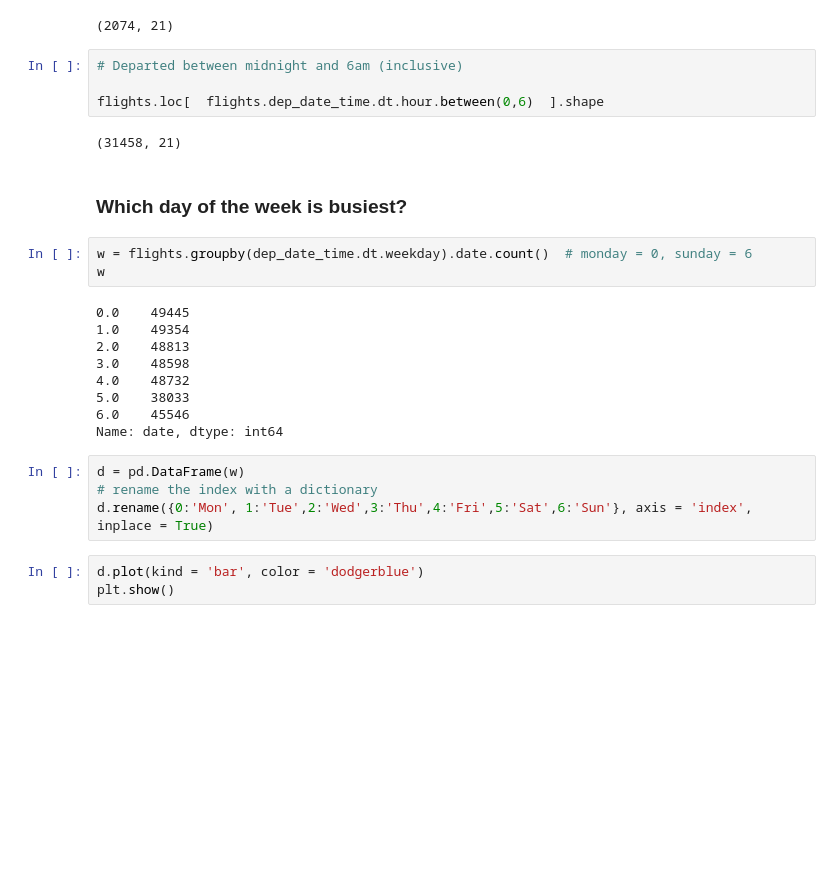
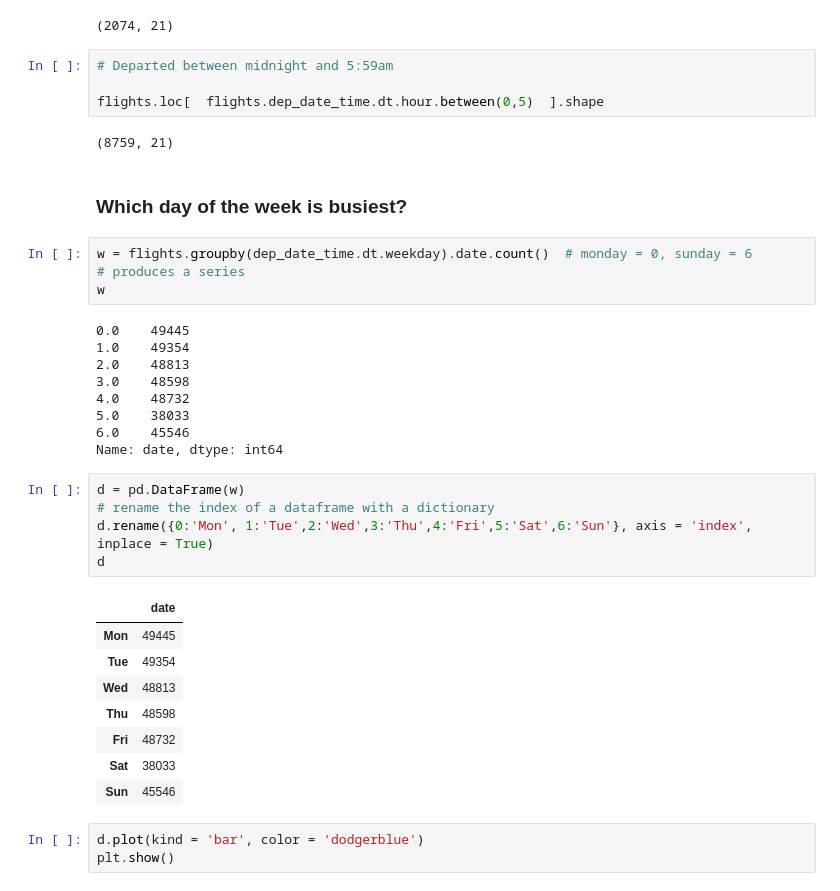
Before and after one commit to smileschen/2018-fa-stats131, a Jupyter notebook: 05-02.ipynb, the cells around one changed output. Cells and saved outputs as stored; diff of their text form; blank space fills up the shorter version.

```diff
--- a/05-02.ipynb
+++ b/05-02.ipynb
@@ -247,15 +293,16 @@ flights.loc[ (flights.dep_delay >= 60) & (flights.arr_delay <= flights.dep_delay
 # %% [output]
 (2074, 21)
 # %%
-# Departed between midnight and 6am (inclusive)
+# Departed between midnight and 5:59am
 
-flights.loc[  flights.dep_date_time.dt.hour.between(0,6)  ].shape
+flights.loc[  flights.dep_date_time.dt.hour.between(0,5)  ].shape
 # %% [output]
-(31458, 21)
+(8759, 21)
 # %% [markdown]
 ### Which day of the week is busiest?
 # %%
 w = flights.groupby(dep_date_time.dt.weekday).date.count()  # monday = 0, sunday = 6
+# produces a series
 w
 # %% [output]
 0.0    49445
@@ -268,8 +315,18 @@ w
 Name: date, dtype: int64
 # %%
 d = pd.DataFrame(w)
-# rename the index with a dictionary
+# rename the index of a dataframe with a dictionary
 d.rename({0:'Mon', 1:'Tue',2:'Wed',3:'Thu',4:'Fri',5:'Sat',6:'Sun'}, axis = 'index', inplace = True)
+d
+# %% [output]
+|  | date |
+| Mon | 49445 |
+| Tue | 49354 |
+| Wed | 48813 |
+| Thu | 48598 |
+| Fri | 48732 |
+| Sat | 38033 |
+| Sun | 45546 |
 # %%
 d.plot(kind = 'bar', color = 'dodgerblue')
 plt.show()
```
Also changed, not shown: parts of 19 cells of this notebook.
